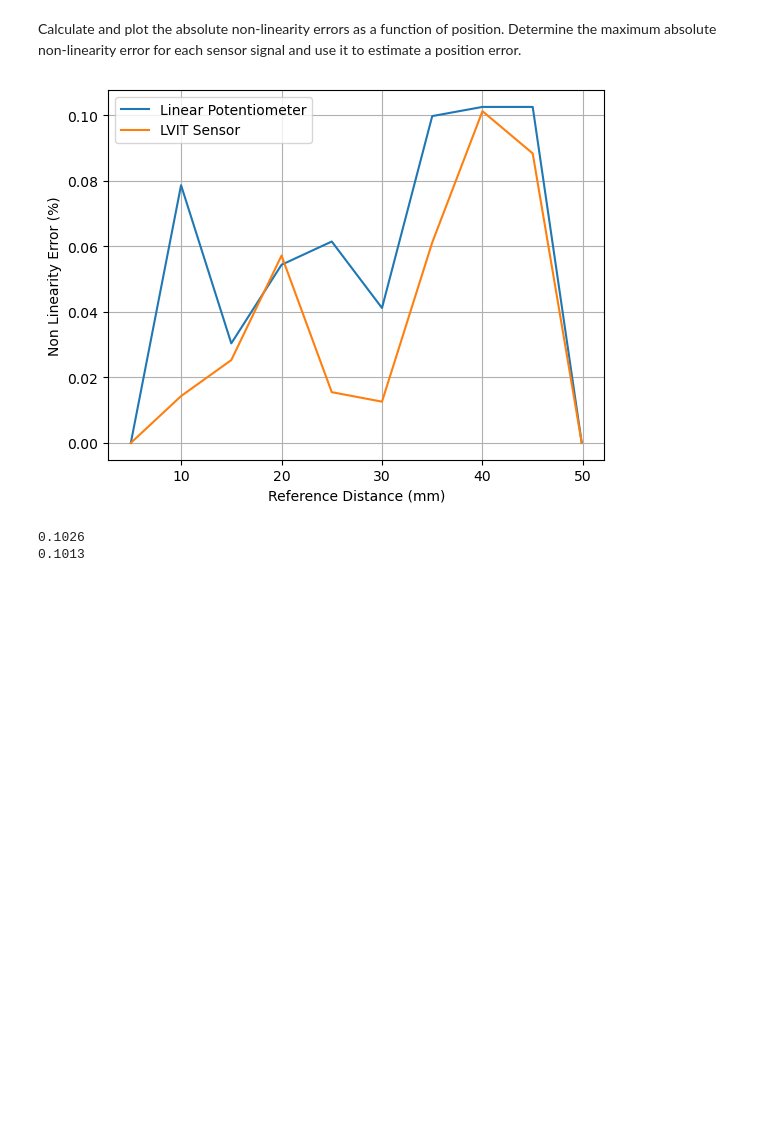
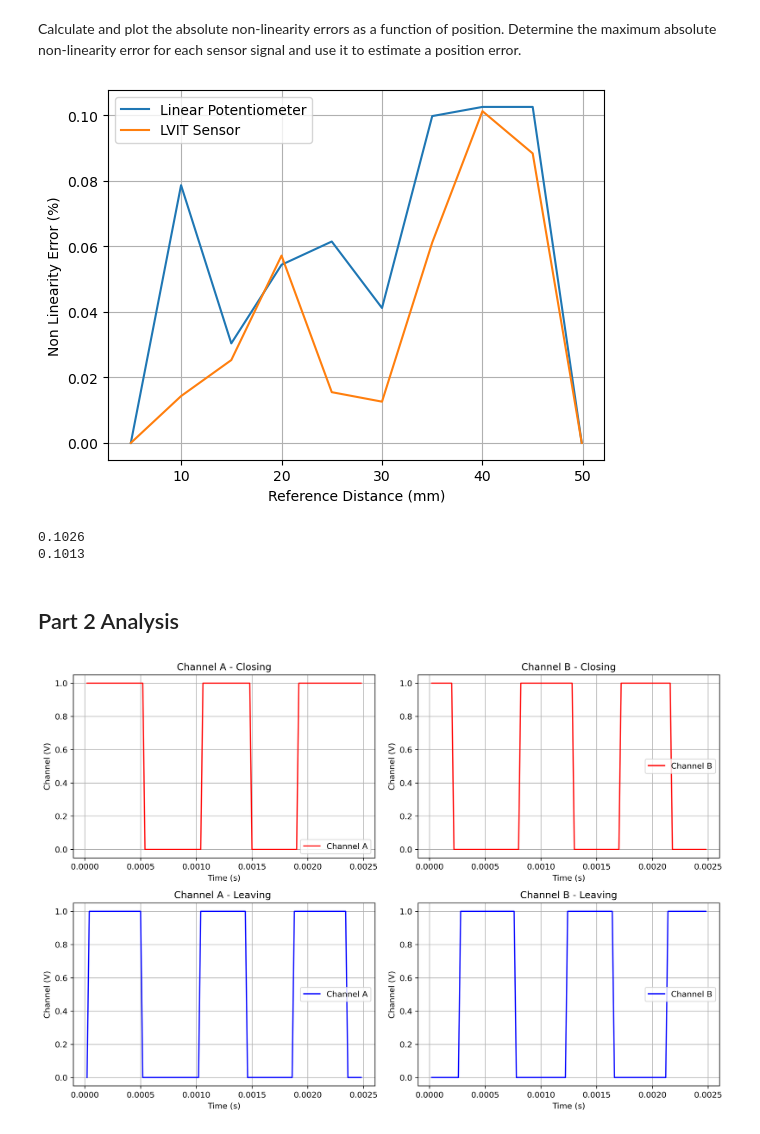
Before and after one commit to Koi199/MECH-420-scripts, a Jupyter notebook: Lab 2 Data/Mech420Lab2.ipynb, the cells around one changed output. Drawn from its saved outputs; the diff is of its cells as text; code cells hidden in the pictures; blank space fills up the shorter version.

```diff
--- a/Lab 2 Data/Mech420Lab2.ipynb
+++ b/Lab 2 Data/Mech420Lab2.ipynb
@@ -324,3 +324,55 @@ print(averages['LVIT NonLinearity Error (%)'].max())
 [figure]
 0.1026
 0.1013
+# %% [markdown]
+## Part 2 Analysis
+# %%
+partb1Closing = pd.read_excel('Lab 2 Part B.1 Closing.xlsx', skiprows = 1)
+partb1Leaving = pd.read_excel('Lab 2 Part B.1 Leaving.xlsx', skiprows = 1)
+
+partb1Closing = partb1Closing.drop(partb1Closing[partb1Closing['Time (sec)'] == 0].index)
+partb1Leaving = partb1Leaving.drop(partb1Leaving[partb1Leaving['Time (sec)'] == 0].index)
+# %%
+# Plotting large data efficiently
+fig, axs = plt.subplots(2, 2, figsize=(12, 8), dpi=300)  # 2 rows, 2 columns
+
+# Plot for Shiny Aluminum
+axs[0, 0].plot(partb1Closing['Time (sec)'], partb1Closing['Channel A'], color='r', markersize=0.5, label='Channel A')
+# axs[0, 0].plot(partb1Closing['Time (sec)'], partb1Closing['LVIT (V)'], 'o', color='r', markersize=0.5, label='LVIT')
+axs[0, 0].set_title('Channel A - Closing')
+axs[0, 0].set_xlabel('Time (s)')
+axs[0, 0].set_ylabel('Channel (V)')
+axs[0, 0].legend()
+axs[0, 0].grid(True)
+
+# Plot for SandBlasted Aluminum
+axs[0, 1].plot(partb1Closing['Time (sec)'], partb1Closing['Channel B'], color='r', markersize=0.5, label='Channel B')
+# axs[0, 1].plot(partb1Closing['Time (sec)'], partb1Closing['LVIT (V)'], 'o', color='r', markersize=0.5, label='LVIT')
+axs[0, 1].set_title('Channel B - Closing')
+axs[0, 1].set_xlabel('Time (s)')
+axs[0, 1].set_ylabel('Channel (V)')
+axs[0, 1].legend()
+axs[0, 1].grid(True)
+
+# Plot for Steel
+axs[1, 0].plot(partb1Leaving['Time (sec)'], partb1Leaving['Channel A'], color='b', markersize=0.5, label='Channel A')
+# axs[1, 0].plot(partb1Leaving['Reference Distance (mm)'], partb1Leaving['LVIT (V)'], 'o', color='b', markersize=0.5, label='LVIT')
+axs[1, 0].set_title('Channel A - Leaving ')
+axs[1, 0].set_xlabel('Time (s)')
+axs[1, 0].set_ylabel('Channel (V)')
+axs[1, 0].legend()
+axs[1, 0].grid(True)
+
+# Plot for Acrylic
+axs[1, 1].plot(partb1Leaving['Time (sec)'], partb1Leaving['Channel B'], color='b', markersize=0.5, label='Channel B')
+# axs[1, 1].plot(partb1Leaving['Reference Distance (mm)'], partb1Leaving['LVIT (V)'], 'o', color='b', markersize=0.5, label='LVIT')
+axs[1, 1].set_title('Channel B - Leaving')
+axs[1, 1].set_xlabel('Time (s)')
+axs[1, 1].set_ylabel('Channel (V)')
+axs[1, 1].legend()
+axs[1, 1].grid(True)
+
+plt.tight_layout()  # Adjust subplots to fit into figure area.
+plt.show()
+# %% [output]
+[figure, added]
```
Also changed, not shown: parts of 9 cells of this notebook, 16 other files.
